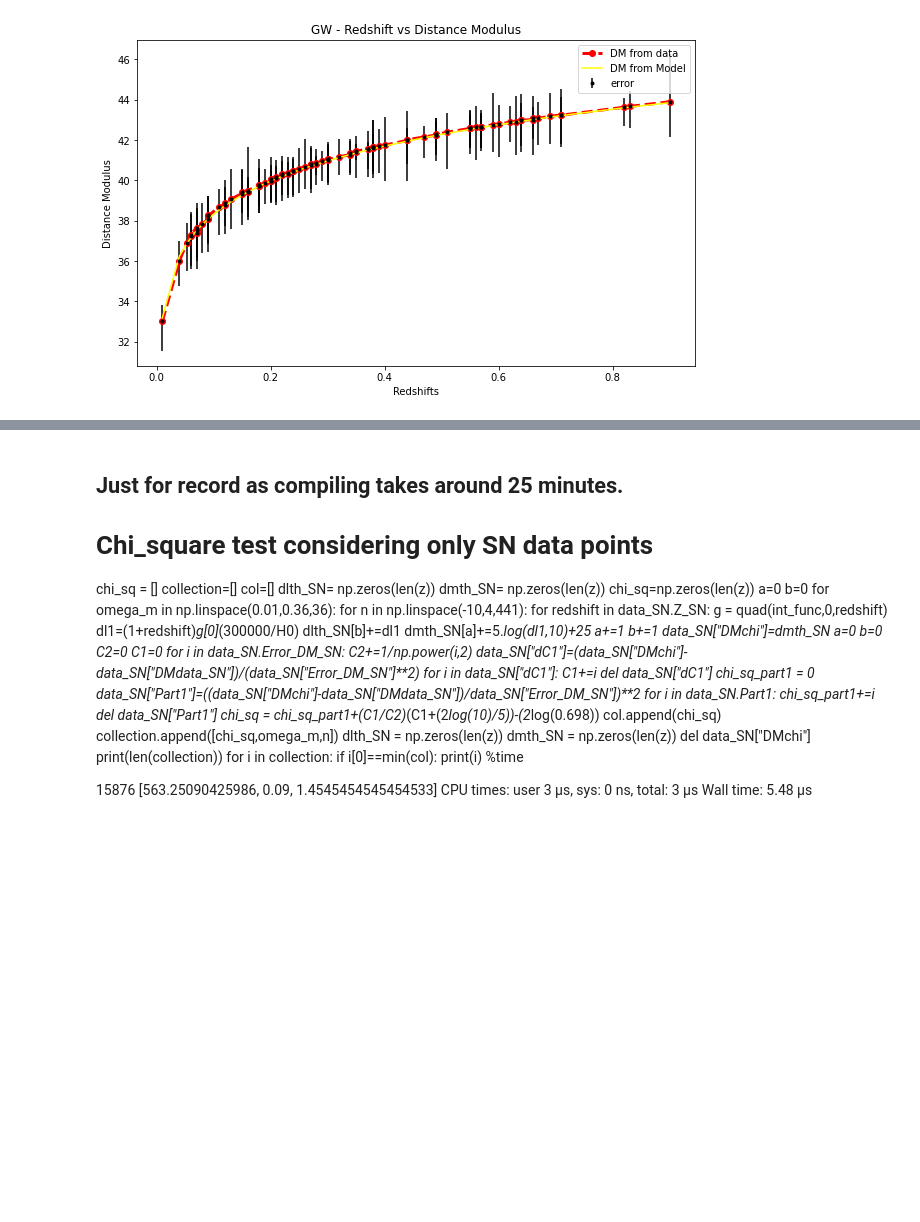
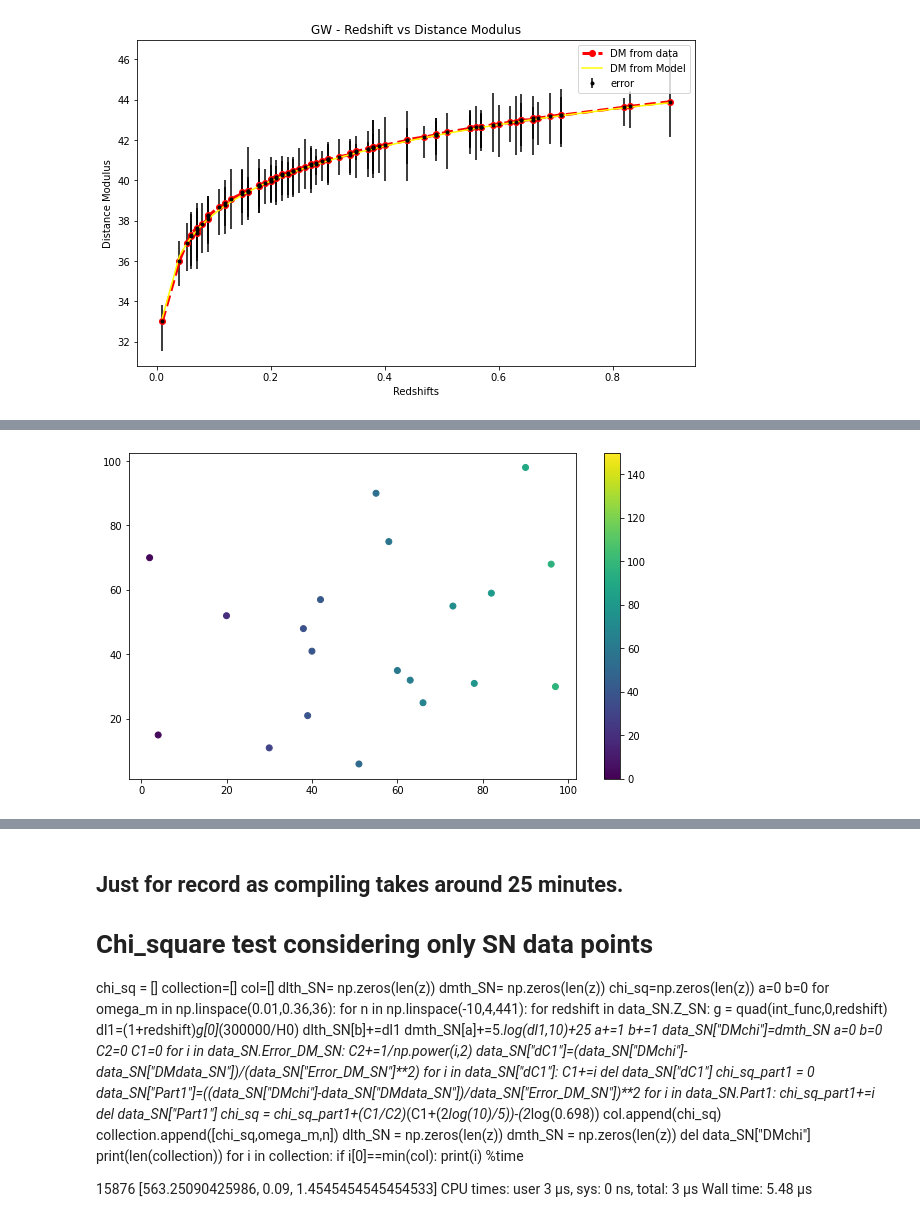
Before and after one commit to AshleyChraya/HubbleConstant-ConstraintsForVCG, a Jupyter notebook: Python Codes/VCG constraints by SN GWTC3.ipynb, the cells around one changed output, grey strips where cells are left out. Saved outputs shown, nothing was run; the diff lists cells and outputs as text; code cells hidden in the pictures; blank space fills up the shorter version.

```diff
--- a/Python Codes/VCG constraints by SN GWTC3.ipynb
+++ b/Python Codes/VCG constraints by SN GWTC3.ipynb
@@ -499,0 +511,12 @@ AttributeError: 'list' object has no attribute 'size'
+# %%
+import random
+import matplotlib.pyplot as plt
+
+s_x = random.sample(range(0,100),20)
+s_y = random.sample(range(0,100),20)
+
+s = plt.scatter(s_x,s_y,c = s_x, cmap='viridis', vmin = 0, vmax =150)
+
+c = plt.colorbar()
+# %% [output]
+[figure, added]
```
Also changed, not shown: parts of 14 cells of this notebook.
